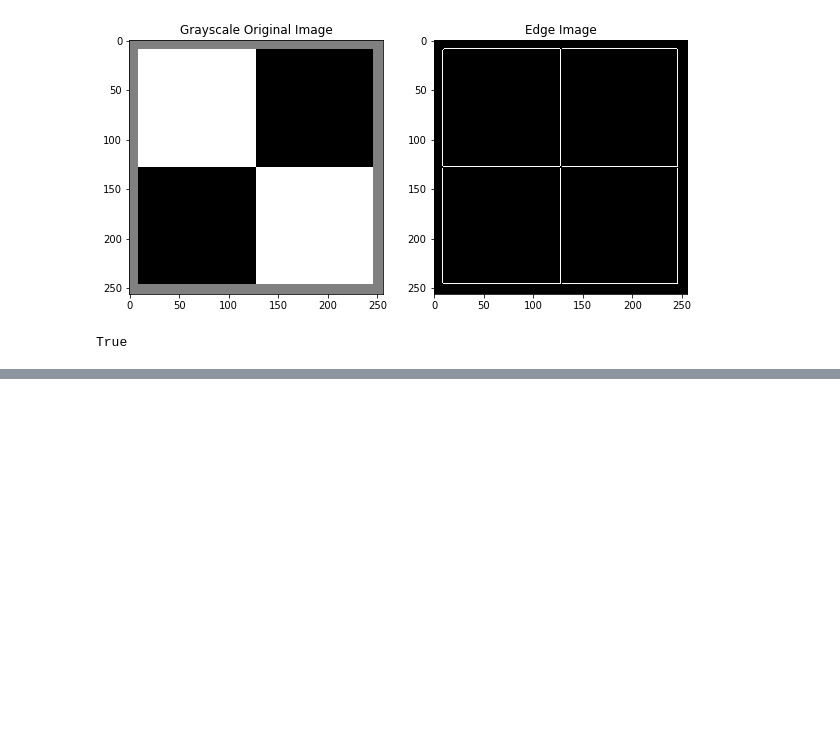
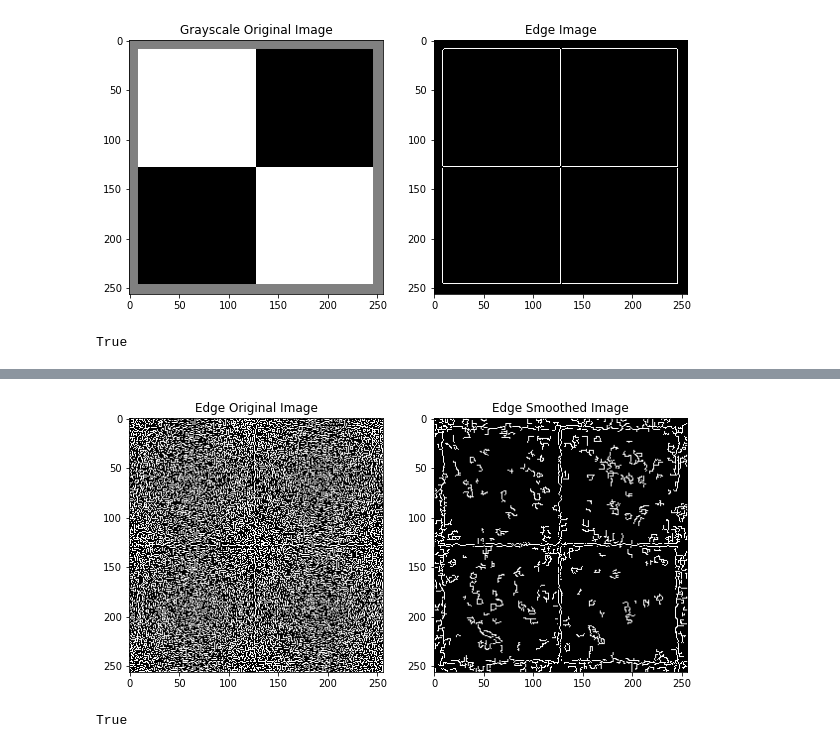
Before and after one commit to Joaom123/udacity-introduction-to-computer-vision, a Jupyter notebook: ps1/ps1.ipynb, the cells around one changed output, grey strips where cells are left out. Saved outputs shown, nothing was run; the diff lists cells and outputs as text; code cells hidden in the pictures; blank space fills up the shorter version.

```diff
--- a/ps1/ps1.ipynb
+++ b/ps1/ps1.ipynb
@@ -47,0 +194,28 @@ def hough_lines_draw():
+# %%
+# Edge detection using Canny
+edge_noisy_image = cv.Canny(
+   image=image_with_noise,
+   threshold1=100,
+   threshold2=200,
+   edges=None,
+   apertureSize=3
+)
+
+edge_smoothed_image = cv.Canny(
+   image=image_smoothed,
+   threshold1=100,
+   threshold2=200,
+   edges=None,
+   apertureSize=3
+)
+
+fig, axs = plt.subplots(ncols=2, figsize=(10, 10), facecolor="white")
+axs[0].imshow(edge_noisy_image, cmap="gray"), axs[0].set_title("Edge Original Image")
+axs[1].imshow(edge_smoothed_image, cmap="gray"), axs[1].set_title("Edge Smoothed Image")
+plt.show()
+
+cv.imwrite("output/ps1-3-b-1.png", edge_noisy_image)
+cv.imwrite("output/ps1-3-b-2.png", edge_smoothed_image)
+# %% [output]
+[figure, added]
+True
```
Also changed, not shown: parts of 15 cells of this notebook, 5 other files.
